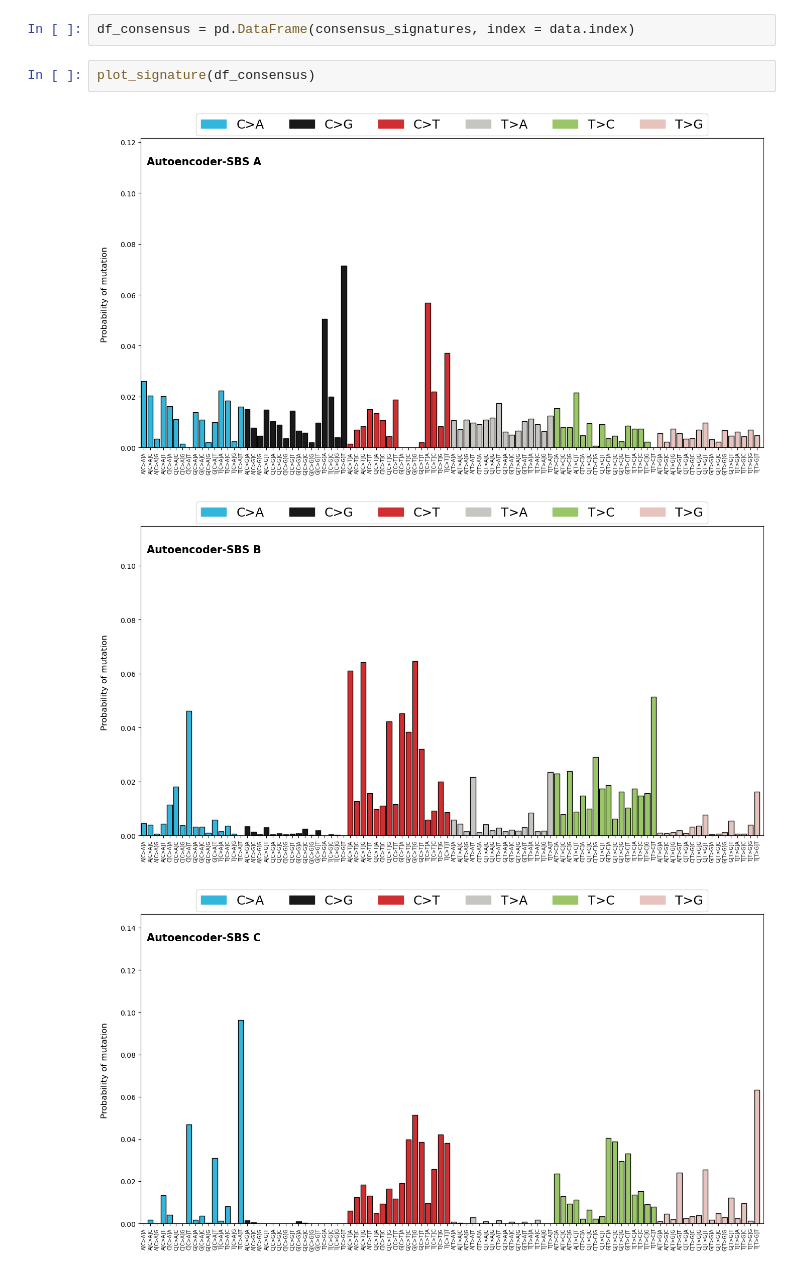
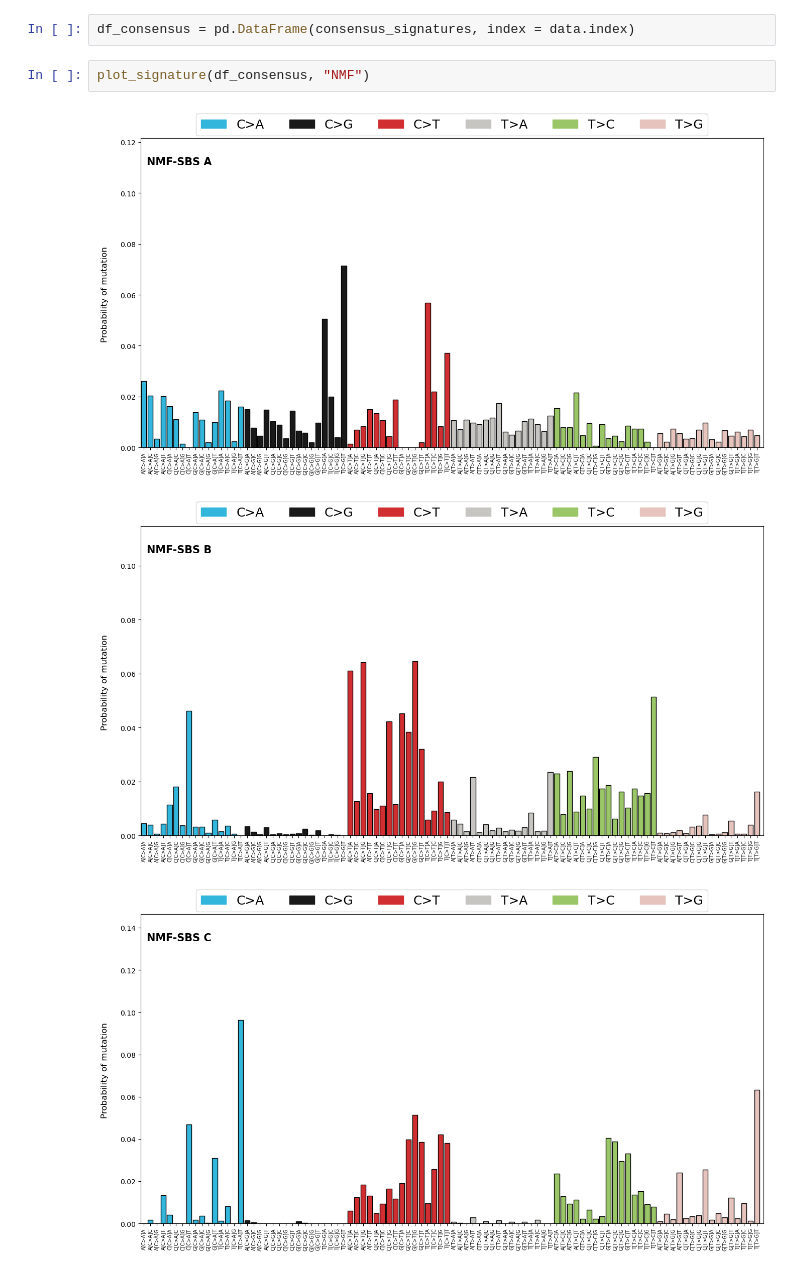
Before and after one commit to 15Max/AEMutSigExtraction, a Jupyter notebook: notebooks/NMF.ipynb, the cells around one changed output. Saved outputs shown, nothing was run; the diff lists cells and outputs as text.

```diff
--- a/notebooks/NMF.ipynb
+++ b/notebooks/NMF.ipynb
@@ -125,8 +129,8 @@ plot_clusters(reduced_signatures, labels, medoid_indices, 4, "NMF signature clus
 # %%
 df_consensus = pd.DataFrame(consensus_signatures, index = data.index)
 # %%
-plot_signature(df_consensus)
+plot_signature(df_consensus, "NMF")
 # %% [output]
-[figure, old version]
+[figure, new version]
-[figure, old version]
+[figure, new version]
-[figure, old version]
+[figure, new version]
```
Also changed, not shown: parts of 6 cells of this notebook.
